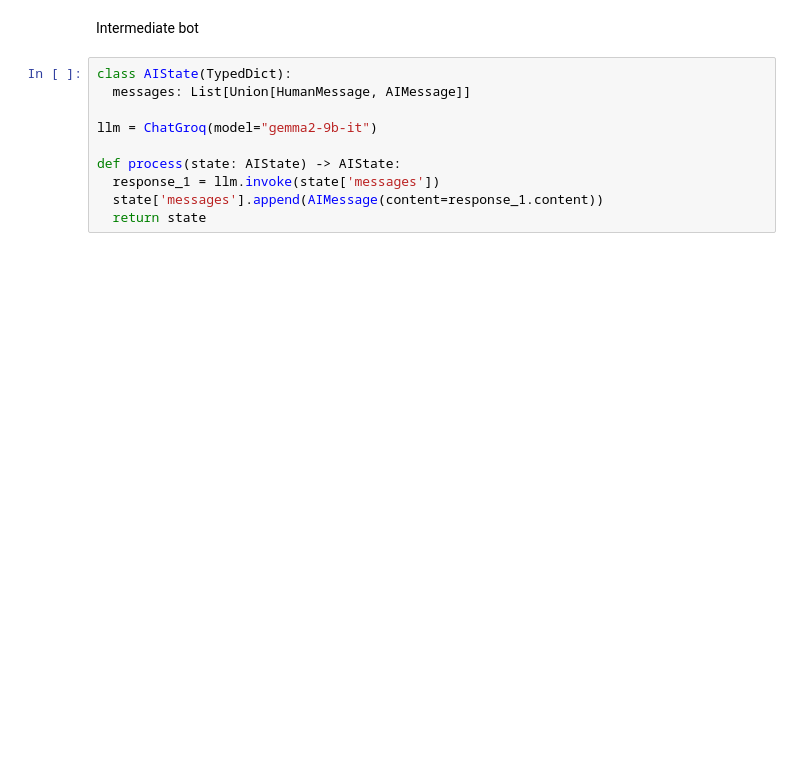
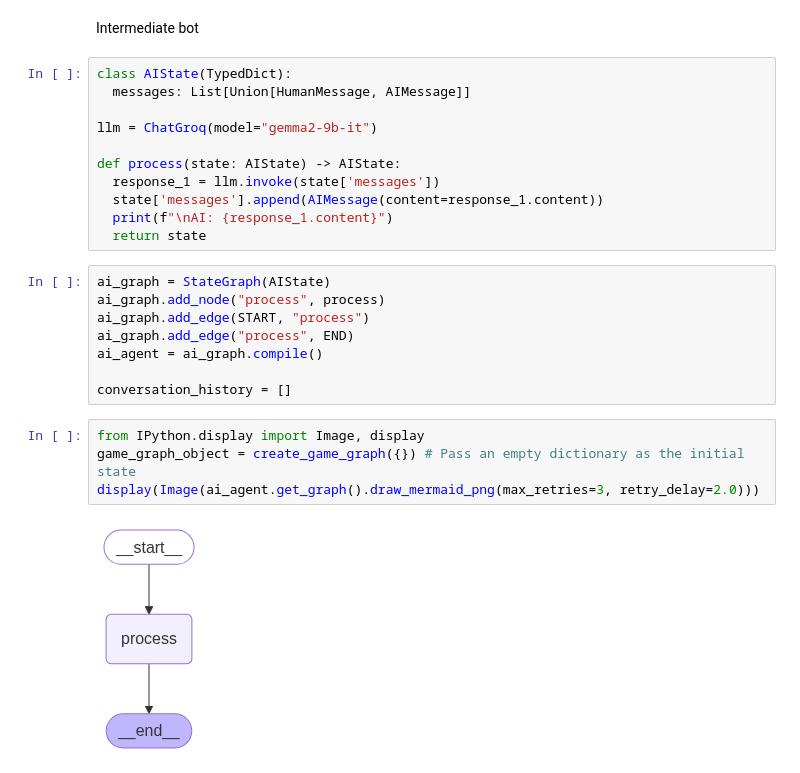
Before and after one commit to UselessEntity/langgraph_b4s1c, a Jupyter notebook: LangGraph_b4s1c.ipynb, the cells around one changed output. Saved outputs shown, nothing was run; the diff lists cells and outputs as text; blank space fills up the shorter version.

```diff
--- a/LangGraph_b4s1c.ipynb
+++ b/LangGraph_b4s1c.ipynb
@@ -717,4 +711,19 @@ llm = ChatGroq(model="gemma2-9b-it")
 def process(state: AIState) -> AIState:
   response_1 = llm.invoke(state['messages'])
   state['messages'].append(AIMessage(content=response_1.content))
+  print(f"\nAI: {response_1.content}")
   return state
+# %%
+ai_graph = StateGraph(AIState)
+ai_graph.add_node("process", process)
+ai_graph.add_edge(START, "process")
+ai_graph.add_edge("process", END)
+ai_agent = ai_graph.compile()
+
+conversation_history = []
+# %%
+from IPython.display import Image, display
+game_graph_object = create_game_graph({}) # Pass an empty dictionary as the initial state
+display(Image(ai_agent.get_graph().draw_mermaid_png(max_retries=3, retry_delay=2.0)))
+# %% [output]
+[figure, added]
```
Also changed, not shown: parts of 4 cells of this notebook.
